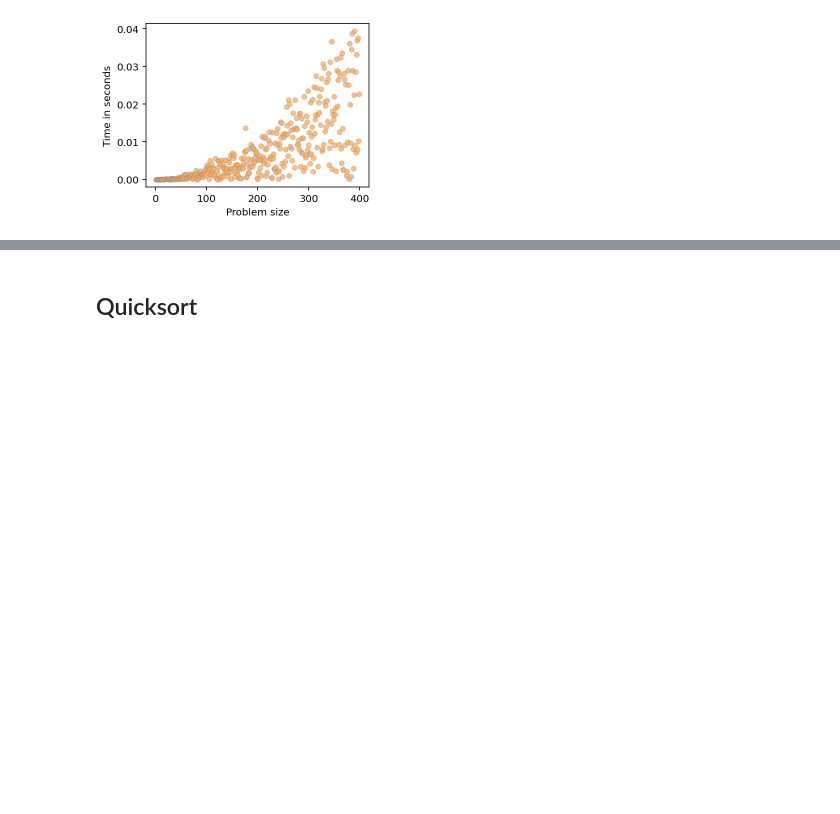
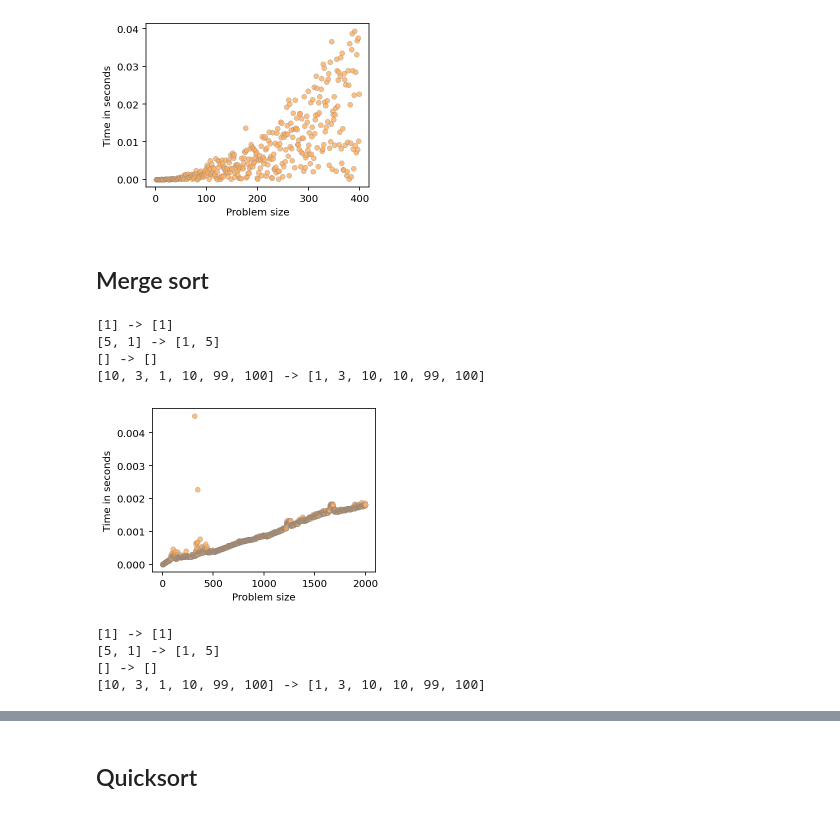
Before and after one commit to parrt/msds689, a Jupyter notebook: notes/sorting.ipynb, the cells around one changed output, grey strips where cells are left out. Saved outputs shown, nothing was run; the diff lists cells and outputs as text; code cells hidden in the pictures; blank space fills up the shorter version.

```diff
--- a/notes/sorting.ipynb
+++ b/notes/sorting.ipynb
@@ -72,3 +72,46 @@ def quiet_bubble(A): return bubble(A,verbose=False)
 showtime(quiet_bubble, A)
 # %% [output]
 [figure]
+# %% [markdown]
+## Merge sort
+# %%
+def merge(a,b):
+    "Merge two sorted lists in O(nlogn)"
+    return sorted(a+b) # cheating: easy but not O(n)
+
+def mergesort(data):
+    if len(data)==0:
+        return []
+    if len(data)==1:
+        return [data[0]]
+    if len(data)==2:
+        if data[0]<data[1]:
+            return data
+        return [data[1], data[0]]
+
+    m = len(data) // 2
+    left = mergesort(data[0:m])
+    right = mergesort(data[m:])
+    return merge(left, right)
+# %%
+data = [1]
+print(data, '->', mergesort(data))
+
+data = [5,1]
+print(data, '->', mergesort(data))
+
+data = []
+print(data, '->', mergesort(data))
+
+data = [10,3,1,10,99,100]
+print(data, '->', mergesort(data))
+# %% [output]
+[1] -> [1]
+[5, 1] -> [1, 5]
+[] -> []
+[10, 3, 1, 10, 99, 100] -> [1, 3, 10, 10, 99, 100]
+# %%
+A = list(np.random.randint(1,100,2000))
+showtime(mergesort, A)
+# %% [output]
+[figure, added]
@@ -74,0 +139,17 @@ showtime(quiet_bubble, A)
+# %%
+data = [1]
+print(data, '->', mergesort(data))
+
+data = [5,1]
+print(data, '->', mergesort(data))
+
+data = []
+print(data, '->', mergesort(data))
+
+data = [10,3,1,10,99,100]
+print(data, '->', mergesort(data))
+# %% [output]
+[1] -> [1]
+[5, 1] -> [1, 5]
+[] -> []
+[10, 3, 1, 10, 99, 100] -> [1, 3, 10, 10, 99, 100]
```
Also changed, not shown: parts of 2 cells of this notebook.
